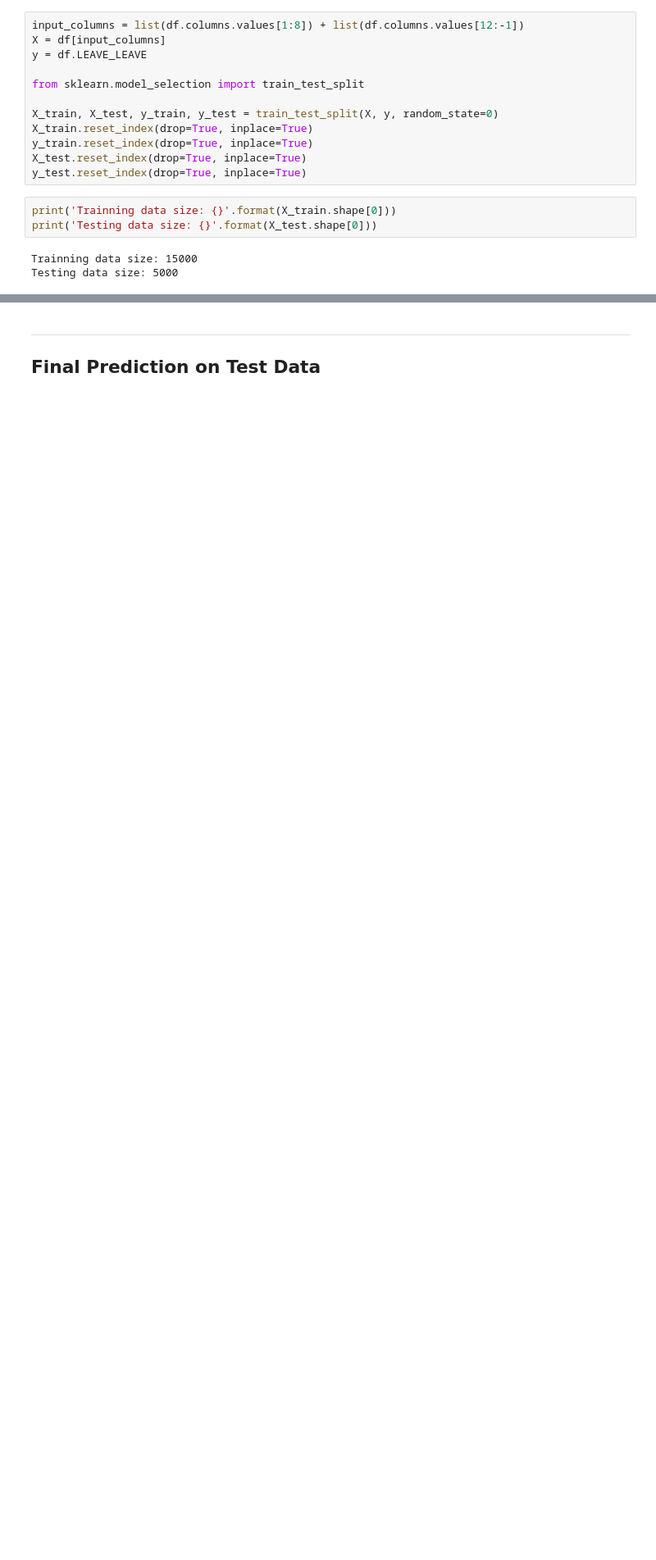
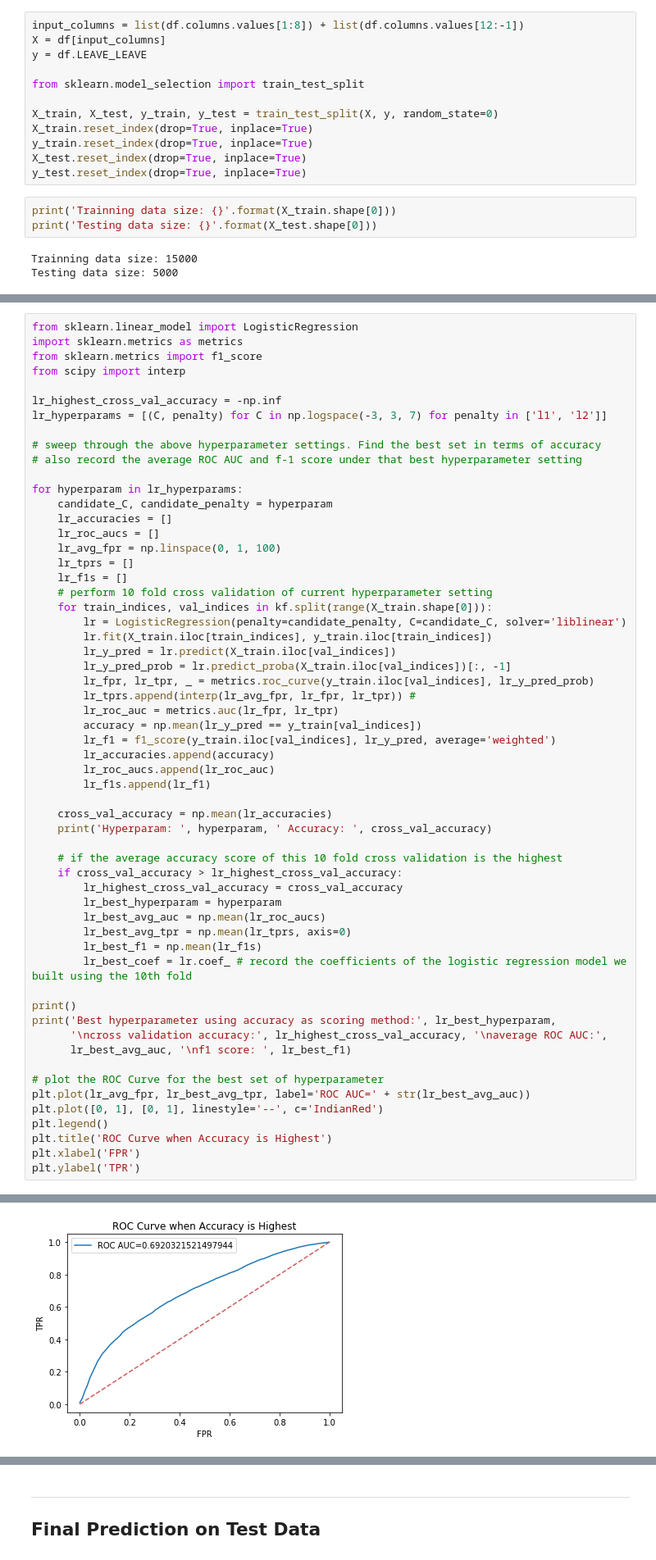
Before and after one commit to lfung218/othot-task, a Jupyter notebook: othot_task.ipynb, the cells around one changed output, grey strips where cells are left out. Shown at 82% size. Cells and saved outputs as stored; diff of their text form; blank space fills up the shorter version.

```diff
--- a/othot_task.ipynb
+++ b/othot_task.ipynb
@@ -366,0 +333,59 @@ It turns out that using accuracy as scoring method and using roc_auc return the
+# %%
+from sklearn.linear_model import LogisticRegression
+import sklearn.metrics as metrics
+from sklearn.metrics import f1_score
+from scipy import interp
+
+lr_highest_cross_val_accuracy = -np.inf
+lr_hyperparams = [(C, penalty) for C in np.logspace(-3, 3, 7) for penalty in ['l1', 'l2']]
+
+# sweep through the above hyperparameter settings. Find the best set in terms of accuracy
+# also record the average ROC AUC and f-1 score under that best hyperparameter setting
+
+for hyperparam in lr_hyperparams:
+    candidate_C, candidate_penalty = hyperparam
+    lr_accuracies = []
+    lr_roc_aucs = []
+    lr_avg_fpr = np.linspace(0, 1, 100)
+    lr_tprs = []
+    lr_f1s = []
+    # perform 10 fold cross validation of current hyperparameter setting
+    for train_indices, val_indices in kf.split(range(X_train.shape[0])):
+        lr = LogisticRegression(penalty=candidate_penalty, C=candidate_C, solver='liblinear')
+        lr.fit(X_train.iloc[train_indices], y_train.iloc[train_indices])
+        lr_y_pred = lr.predict(X_train.iloc[val_indices])
+        lr_y_pred_prob = lr.predict_proba(X_train.iloc[val_indices])[:, -1]
+        lr_fpr, lr_tpr, _ = metrics.roc_curve(y_train.iloc[val_indices], lr_y_pred_prob)
+        lr_tprs.append(interp(lr_avg_fpr, lr_fpr, lr_tpr)) #
+        lr_roc_auc = metrics.auc(lr_fpr, lr_tpr)
+        accuracy = np.mean(lr_y_pred == y_train[val_indices])
+        lr_f1 = f1_score(y_train.iloc[val_indices], lr_y_pred, average='weighted')
+        lr_accuracies.append(accuracy)
+        lr_roc_aucs.append(lr_roc_auc)
+        lr_f1s.append(lr_f1)
+
+    cross_val_accuracy = np.mean(lr_accuracies)
+    print('Hyperparam: ', hyperparam, ' Accuracy: ', cross_val_accuracy)
+
+    # if the average accuracy score of this 10 fold cross validation is the highest
+    if cross_val_accuracy > lr_highest_cross_val_accuracy:
+        lr_highest_cross_val_accuracy = cross_val_accuracy
+        lr_best_hyperparam = hyperparam
+        lr_best_avg_auc = np.mean(lr_roc_aucs)
+        lr_best_avg_tpr = np.mean(lr_tprs, axis=0)
+        lr_best_f1 = np.mean(lr_f1s)
+        lr_best_coef = lr.coef_ # record the coefficients of the logistic regression model we built using the 10th fold
+
+print()
+print('Best hyperparameter using accuracy as scoring method:', lr_best_hyperparam,
+      '\ncross validation accuracy:', lr_highest_cross_val_accuracy, '\naverage ROC AUC:',
+      lr_best_avg_auc, '\nf1 score: ', lr_best_f1)
+
+# plot the ROC Curve for the best set of hyperparameter
+plt.plot(lr_avg_fpr, lr_best_avg_tpr, label='ROC AUC=' + str(lr_best_avg_auc))
+plt.plot([0, 1], [0, 1], linestyle='--', c='IndianRed')
+plt.legend()
+plt.title('ROC Curve when Accuracy is Highest')
+plt.xlabel('FPR')
+plt.ylabel('TPR')
+# %% [output]
@@ -366,0 +412 @@ It turns out that using accuracy as scoring method and using roc_auc return the
+[figure, added]
```
Also changed, not shown: parts of 29 cells of this notebook.
